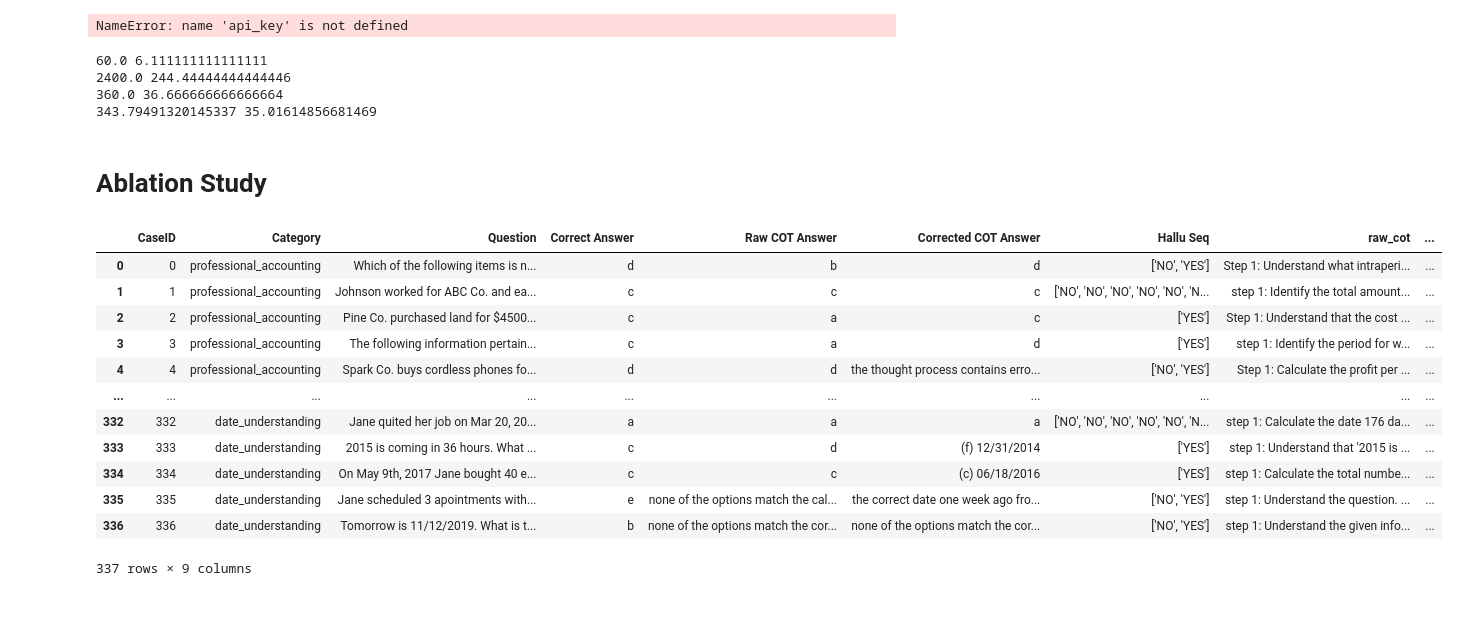
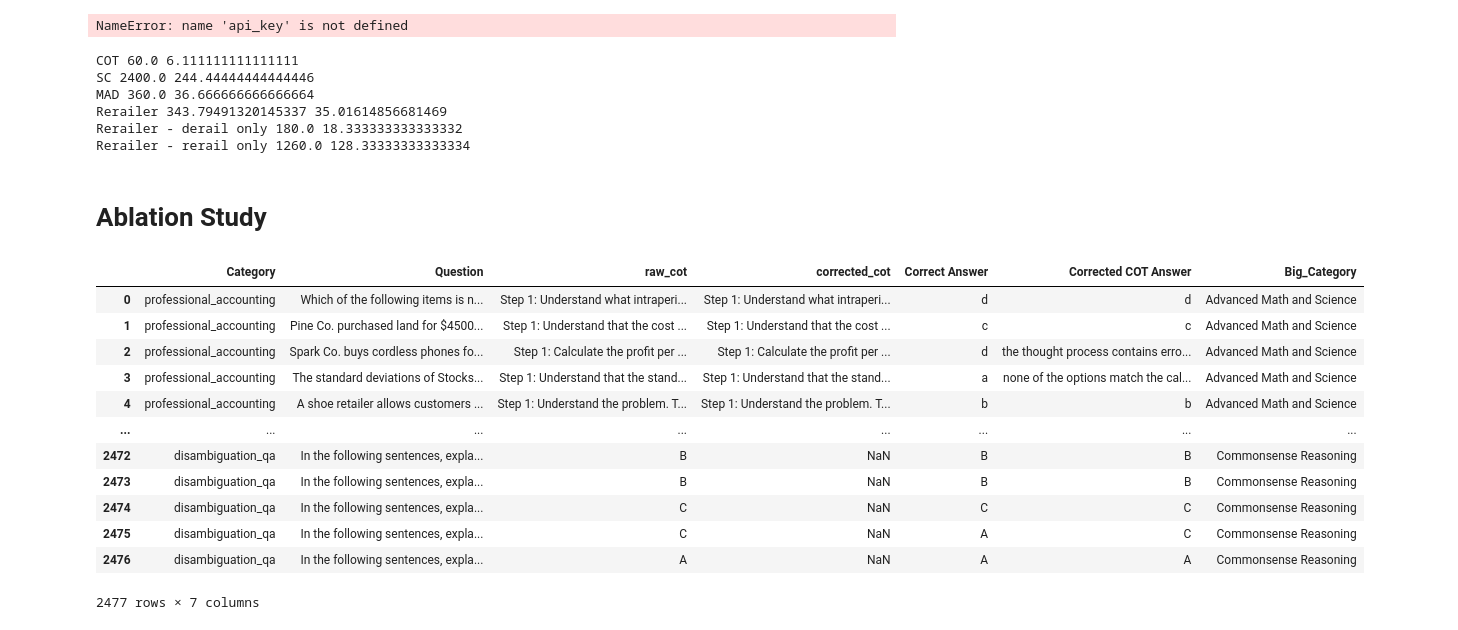
Before and after one commit to wan19990901/CoT_rerailer, a Jupyter notebook: src/Evaluation.ipynb, the cells around one changed output. Saved outputs shown, nothing was run; the diff lists cells and outputs as text; code cells hidden in the pictures.

```diff
--- a/src/Evaluation.ipynb
+++ b/src/Evaluation.ipynb
@@ -378,20 +416,24 @@ final_cot_call = 1
 consistent_inconsistent_ratio = len(df_4[df_4.Consistency == False])/len(df_4)
 
 derailment_call = cot_call
-rerailment_call = (judge_call+root_checker_call+(debate_call+1)*check_times + final_cot_call)*consistent_inconsistent_ratio
-Rerailer_call = derailment_call + rerailment_call
+rerailment_call = (judge_call+root_checker_call+(debate_call+1)*check_times + final_cot_call)
+Rerailer_call = derailment_call + rerailment_call*consistent_inconsistent_ratio
 
 
 
-print(1*unit_cost,1*unit_time/3600)
-print(SC_call*unit_cost,SC_call*unit_time/3600)
-print(MAD_call*unit_cost,MAD_call*unit_time/3600)
-print(Rerailer_call*unit_cost,Rerailer_call*unit_time/3600)
+print('COT',1*unit_cost,1*unit_time/3600)
+print('SC',SC_call*unit_cost,SC_call*unit_time/3600)
+print('MAD', MAD_call*unit_cost,MAD_call*unit_time/3600)
+print('Rerailer',Rerailer_call*unit_cost,Rerailer_call*unit_time/3600)
+print('Rerailer - derail only',derailment_call*unit_cost,derailment_call*unit_time/3600)
+print('Rerailer - rerail only',rerailment_call*unit_cost,rerailment_call*unit_time/3600)
 # %% [output]
-60.0 6.111111111111111
-2400.0 244.44444444444446
-360.0 36.666666666666664
-343.79491320145337 35.01614856681469
+COT 60.0 6.111111111111111
+SC 2400.0 244.44444444444446
+MAD 360.0 36.666666666666664
+Rerailer 343.79491320145337 35.01614856681469
+Rerailer - derail only 180.0 18.333333333333332
+Rerailer - rerail only 1260.0 128.33333333333334
 # %% [markdown]
 # Ablation Study
 # %%
@@ -412,21 +454,21 @@ def compute_results_ab(df):
     }
     return result_dict
 # %%
-df_no_debate = pd.read_csv('../result/ablation_study/df_final_no_debate.csv')
-df_no_debate
+df_derail_only = pd.read_csv('../result/ablation_study/aba_df_derail_only.csv')
+df_derail_only
 # %% [output]
-|  | CaseID | Category | Question | Correct Answer | Raw COT Answer | Corrected COT Answer | Hallu Seq | raw_cot | ... |
-| 0 | 0 | professional_accounting | Which of the following items is n... | d | b | d | ['NO', 'YES'] | Step 1: Understand what intraperi... | ... |
-| 1 | 1 | professional_accounting | Johnson worked for ABC Co. and ea... | c | c | c | ['NO', 'NO', 'NO', 'NO', 'NO', 'N... | step 1: Identify the total amount... | ... |
-| 2 | 2 | professional_accounting | Pine Co. purchased land for $4500... | c | a | c | ['YES'] | Step 1: Understand that the cost ... | ... |
-| 3 | 3 | professional_accounting | The following information pertain... | c | a | d | ['YES'] | step 1: Identify the period for w... | ... |
-| 4 | 4 | professional_accounting | Spark Co. buys cordless phones fo... | d | d | the thought process contains erro... | ['NO', 'YES'] | Step 1: Calculate the profit per ... | ... |
-| ... | ... | ... | ... | ... | ... | ... | ... | ... | ... |
-| 332 | 332 | date_understanding | Jane quited her job on Mar 20, 20... | a | a | a | ['NO', 'NO', 'NO', 'NO', 'NO', 'N... | step 1: Calculate the date 176 da... | ... |
-| 333 | 333 | date_understanding | 2015 is coming in 36 hours. What ... | c | d | (f) 12/31/2014 | ['YES'] | step 1: Understand that '2015 is ... | ... |
-| 334 | 334 | date_understanding | On May 9th, 2017 Jane bought 40 e... | c | c | (c) 06/18/2016 | ['YES'] | step 1: Calculate the total numbe... | ... |
-| 335 | 335 | date_understanding | Jane scheduled 3 apointments with... | e | none of the options match the cal... | the correct date one week ago fro... | ['NO', 'YES'] | step 1: Understand the question. ... | ... |
-| 336 | 336 | date_understanding | Tomorrow is 11/12/2019. What is t... | b | none of the options match the cor... | none of the options match the cor... | ['NO', 'YES'] | step 1: Understand the given info... | ... |
+|  | Category | Question | raw_cot | corrected_cot | Correct Answer | Corrected COT Answer | Big_Category |
+| 0 | professional_accounting | Which of the following items is n... | Step 1: Understand what intraperi... | Step 1: Understand what intraperi... | d | d | Advanced Math and Science |
+| 1 | professional_accounting | Pine Co. purchased land for $4500... | Step 1: Understand that the cost ... | Step 1: Understand that the cost ... | c | c | Advanced Math and Science |
+| 2 | professional_accounting | Spark Co. buys cordless phones fo... | Step 1: Calculate the profit per ... | Step 1: Calculate the profit per ... | d | the thought process contains erro... | Advanced Math and Science |
+| 3 | professional_accounting | The standard deviations of Stocks... | Step 1: Understand that the stand... | Step 1: Understand that the stand... | a | none of the options match the cal... | Advanced Math and Science |
+| 4 | professional_accounting | A shoe retailer allows customers ... | Step 1: Understand the problem. T... | Step 1: Understand the problem. T... | b | b | Advanced Math and Science |
+| ... | ... | ... | ... | ... | ... | ... | ... |
+| 2472 | disambiguation_qa | In the following sentences, expla... | B | NaN | B | B | Commonsense Reasoning |
+| 2473 | disambiguation_qa | In the following sentences, expla... | B | NaN | B | B | Commonsense Reasoning |
+| 2474 | disambiguation_qa | In the following sentences, expla... | C | NaN | C | C | Commonsense Reasoning |
+| 2475 | disambiguation_qa | In the following sentences, expla... | C | NaN | A | C | Commonsense Reasoning |
+| 2476 | disambiguation_qa | In the following sentences, expla... | A | NaN | A | A | Commonsense Reasoning |
-337 rows × 9 columns
+2477 rows × 7 columns
 # %%
 category_mapping = {
```
Also changed, not shown: parts of 15 cells of this notebook, 9 other files.
